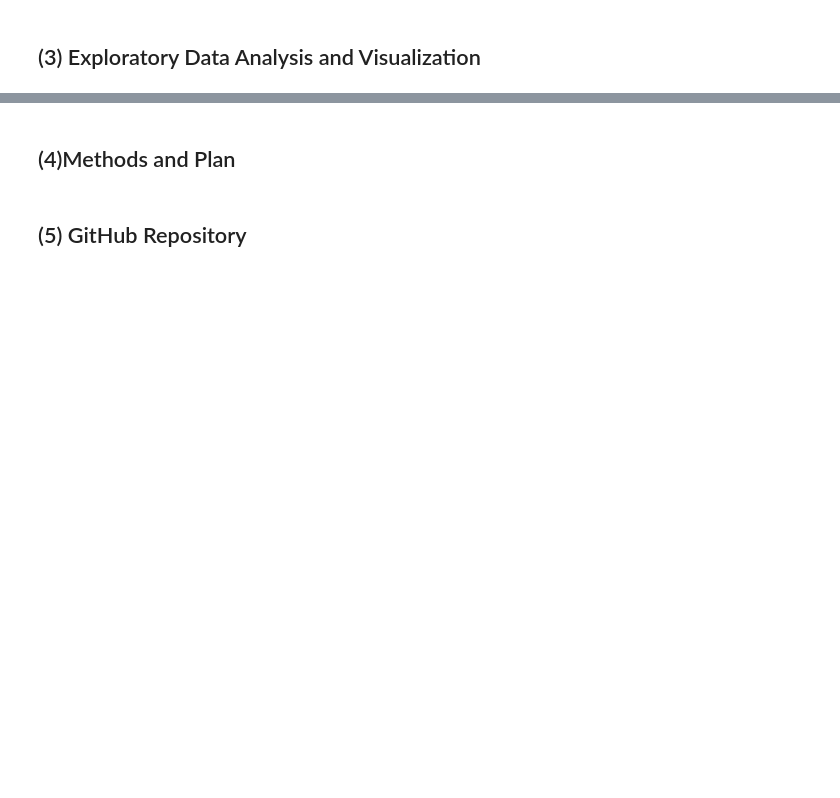
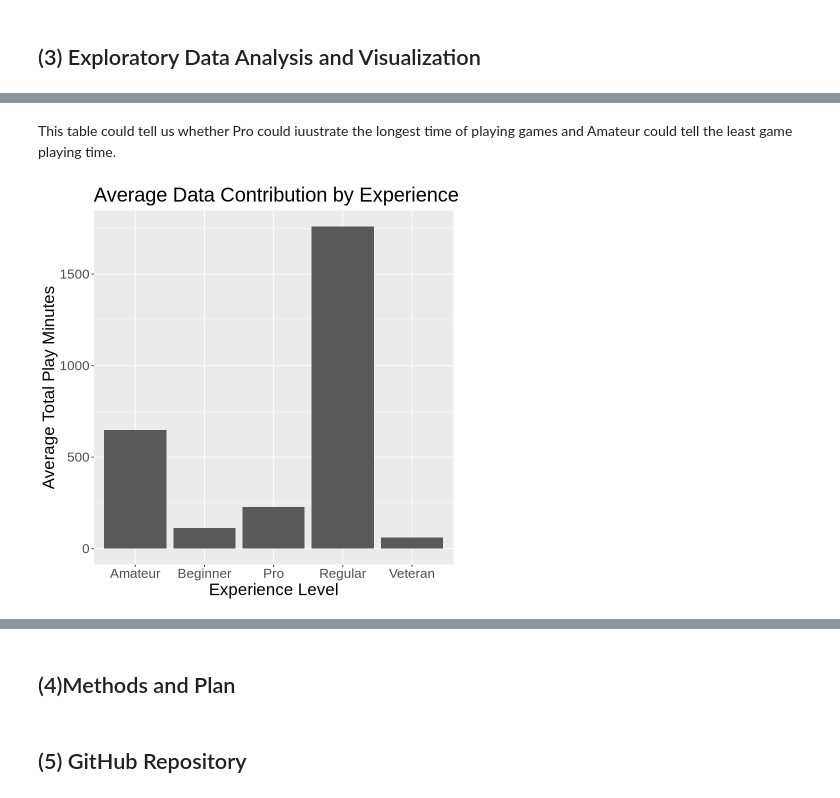
Before and after one commit to huxiaowen623-web/Xiaowen-s-dsc100_project_plan, a Jupyter notebook: individual project plan.ipynb, the cells around one changed output, grey strips where cells are left out. Cells and saved outputs as stored; diff of their text form; code cells hidden in the pictures; blank space fills up the shorter version.

```diff
--- a/individual project plan.ipynb
+++ b/individual project plan.ipynb
@@ -74,2 +114,19 @@ Can a player’s experience level and total played hours be used to predict how
 # %% [markdown]
 ## (3) Exploratory Data Analysis and Visualization
+# %%
+# To Calculate sessions' minutes each time
+sessions_clean <- sessions |>
+mutate(session_minutes = (original_end_time - original_start_time) / 60000)
+
+# By player summary: Total duration + number of sessions
+player_contrib <- sessions_clean |>
+group_by(hashedEmail) |>
+summarise(total_minutes = sum(session_minutes, na.rm = TRUE),
+session_count = n(),
+.groups = "drop")
+
+# Merge back into the player information table
+player_data <- players |>
+left_join(player_contrib, by = "hashedEmail")
+
+player_data
@@ -75,0 +153,7 @@ Can a player’s experience level and total played hours be used to predict how
+# %%
+exp_summary <- player_data |>
+group_by(experience) |>
+summarise(avg_total_minutes = mean(total_minutes, na.rm = TRUE),
+avg_session_count = mean(session_count, na.rm = TRUE),
+n_players = n())
+exp_summary
@@ -75,0 +169,11 @@ Can a player’s experience level and total played hours be used to predict how
+# %% [markdown]
+This table could tell us whether Pro could iuustrate the longest time of playing games and Amateur could tell the least game playing time.
+# %%
+experiences_time<- ggplot(exp_summary, aes(x = experience, y = avg_total_minutes)) +
+geom_col() +
+labs(x = "Experience Level", y = "Average Total Play Minutes",
+title = "Average Data Contribution by Experience Level") +
+theme(text = element_text(size = 20))
+experiences_graph
+# %% [output]
+[figure, added]
```
Also changed, not shown: parts of 11 cells of this notebook.
